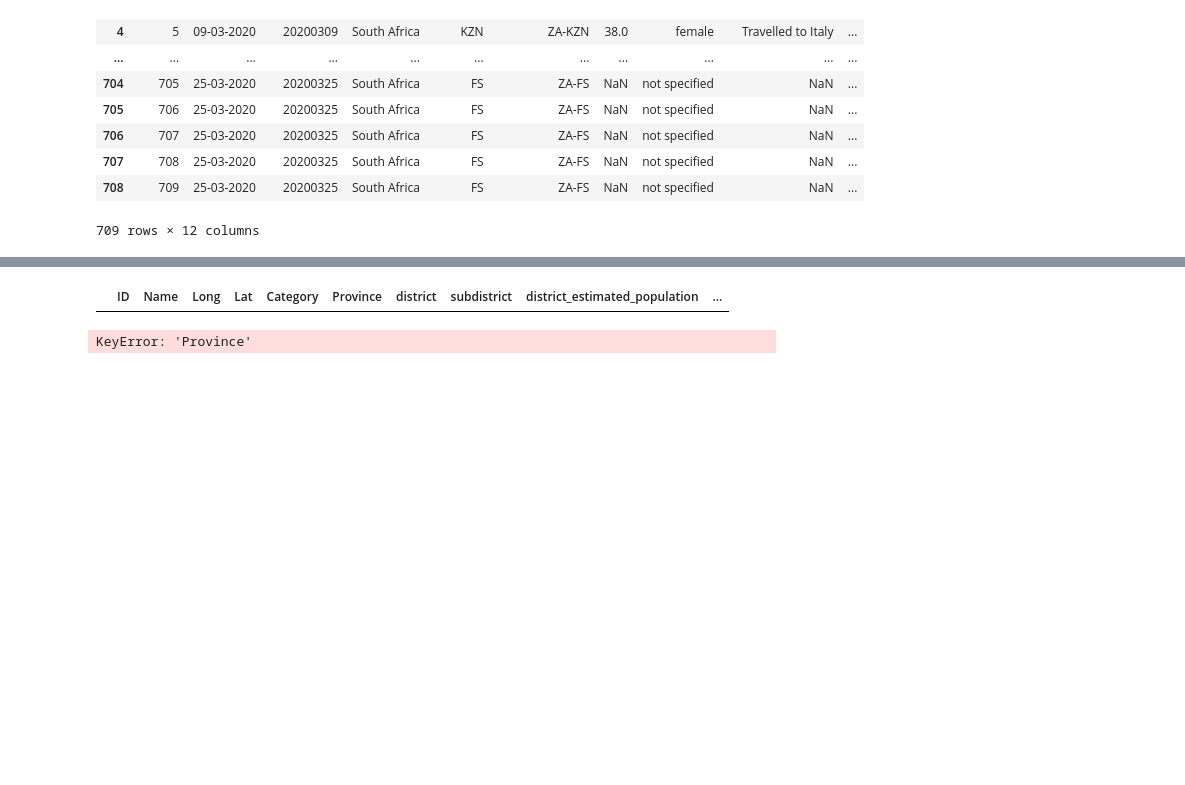
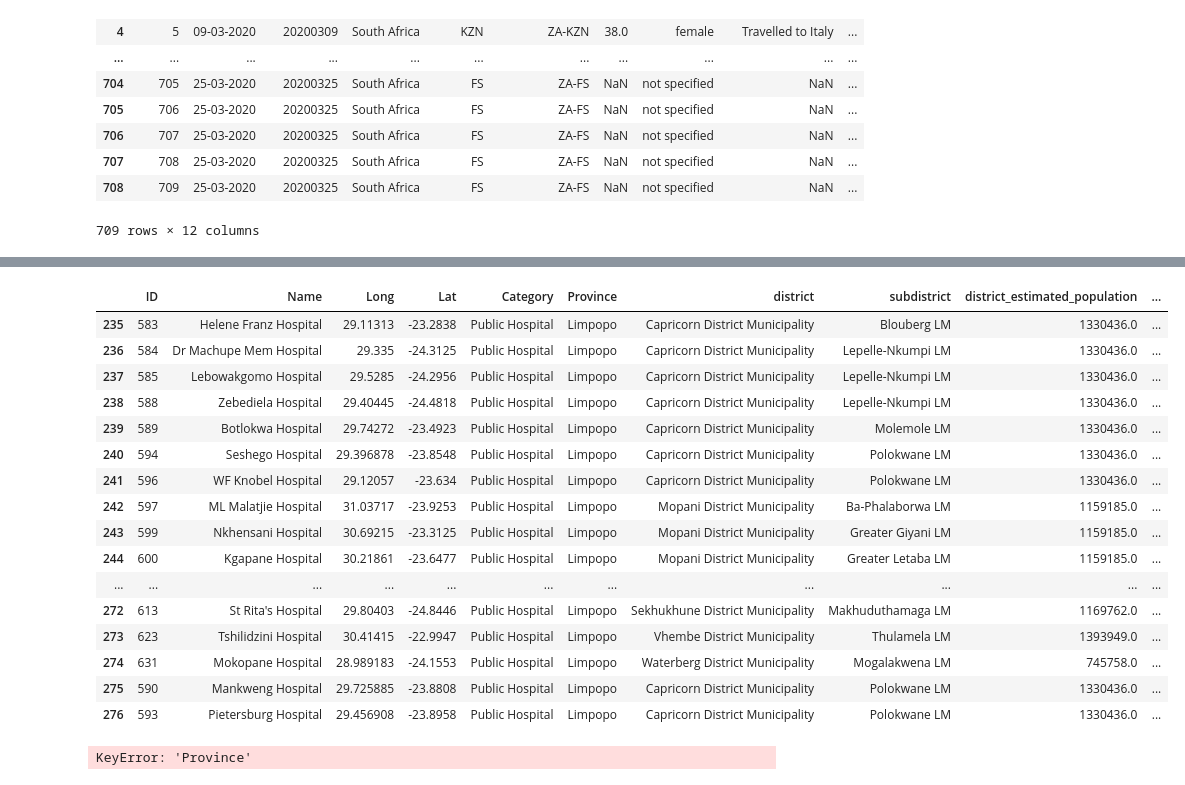
Before and after one commit to tshepojrampai/Covid-19, a Jupyter notebook: globals.ipynb, the cells around one changed output, grey strips where cells are left out. Saved outputs shown, nothing was run; the diff lists cells and outputs as text; code cells hidden in the pictures; blank space fills up the shorter version.

```diff
--- a/globals.ipynb
+++ b/globals.ipynb
@@ -1497,7 +1530,23 @@ df_sa_cases
 # %%
-df_hos[df_hos.Province == 'Nan']
+df_hos[df_hos.Province == 'Limpopo']
 # %% [output]
 |  | ID | Name | Long | Lat | Category | Province | district | subdistrict | district_estimated_population | ... |
+| 235 | 583 | Helene Franz Hospital | 29.11313 | -23.2838 | Public Hospital | Limpopo | Capricorn District Municipality | Blouberg LM | 1330436.0 | ... |
+| 236 | 584 | Dr Machupe Mem Hospital | 29.335 | -24.3125 | Public Hospital | Limpopo | Capricorn District Municipality | Lepelle-Nkumpi LM | 1330436.0 | ... |
+| 237 | 585 | Lebowakgomo Hospital | 29.5285 | -24.2956 | Public Hospital | Limpopo | Capricorn District Municipality | Lepelle-Nkumpi LM | 1330436.0 | ... |
+| 238 | 588 | Zebediela Hospital | 29.40445 | -24.4818 | Public Hospital | Limpopo | Capricorn District Municipality | Lepelle-Nkumpi LM | 1330436.0 | ... |
+| 239 | 589 | Botlokwa Hospital | 29.74272 | -23.4923 | Public Hospital | Limpopo | Capricorn District Municipality | Molemole LM | 1330436.0 | ... |
+| 240 | 594 | Seshego Hospital | 29.396878 | -23.8548 | Public Hospital | Limpopo | Capricorn District Municipality | Polokwane LM | 1330436.0 | ... |
+| 241 | 596 | WF Knobel Hospital | 29.12057 | -23.634 | Public Hospital | Limpopo | Capricorn District Municipality | Polokwane LM | 1330436.0 | ... |
+| 242 | 597 | ML Malatjie Hospital | 31.03717 | -23.9253 | Public Hospital | Limpopo | Mopani District Municipality | Ba-Phalaborwa LM | 1159185.0 | ... |
+| 243 | 599 | Nkhensani Hospital | 30.69215 | -23.3125 | Public Hospital | Limpopo | Mopani District Municipality | Greater Giyani LM | 1159185.0 | ... |
+| 244 | 600 | Kgapane Hospital | 30.21861 | -23.6477 | Public Hospital | Limpopo | Mopani District Municipality | Greater Letaba LM | 1159185.0 | ... |
+| ... | ... | ... | ... | ... | ... | ... | ... | ... | ... | ... |
+| 272 | 613 | St Rita's Hospital | 29.80403 | -24.8446 | Public Hospital | Limpopo | Sekhukhune District Municipality | Makhuduthamaga LM | 1169762.0 | ... |
+| 273 | 623 | Tshilidzini Hospital | 30.41415 | -22.9947 | Public Hospital | Limpopo | Vhembe District Municipality | Thulamela LM | 1393949.0 | ... |
+| 274 | 631 | Mokopane Hospital | 28.989183 | -24.1553 | Public Hospital | Limpopo | Waterberg District Municipality | Mogalakwena LM | 745758.0 | ... |
+| 275 | 590 | Mankweng Hospital | 29.725885 | -23.8808 | Public Hospital | Limpopo | Capricorn District Municipality | Polokwane LM | 1330436.0 | ... |
+| 276 | 593 | Pietersburg Hospital | 29.456908 | -23.8958 | Public Hospital | Limpopo | Capricorn District Municipality | Polokwane LM | 1330436.0 | ... |
 # %%
 df_hos = df_hos.drop([' service_offered_by_hospital','size_hospital','number_of_beds',
        'number_of_practitioners', 'webpage'],axis = 1)
```
Also changed, not shown: parts of 6 cells of this notebook.
